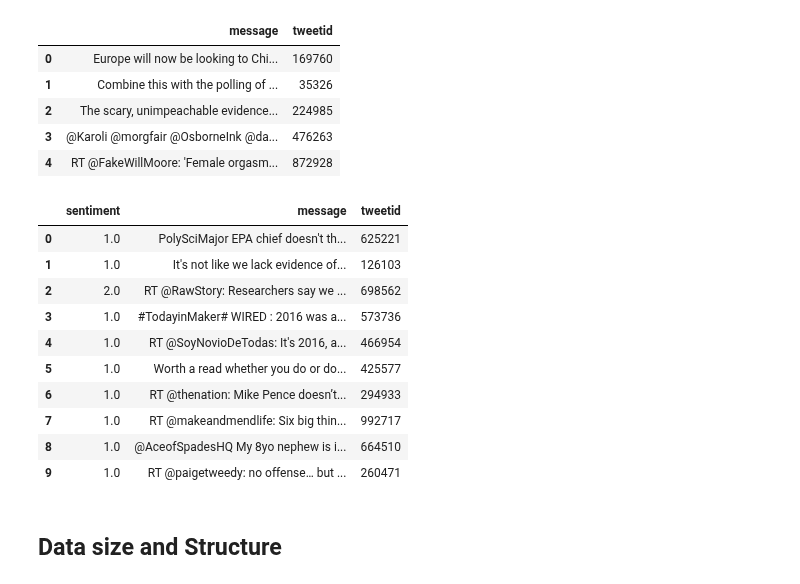
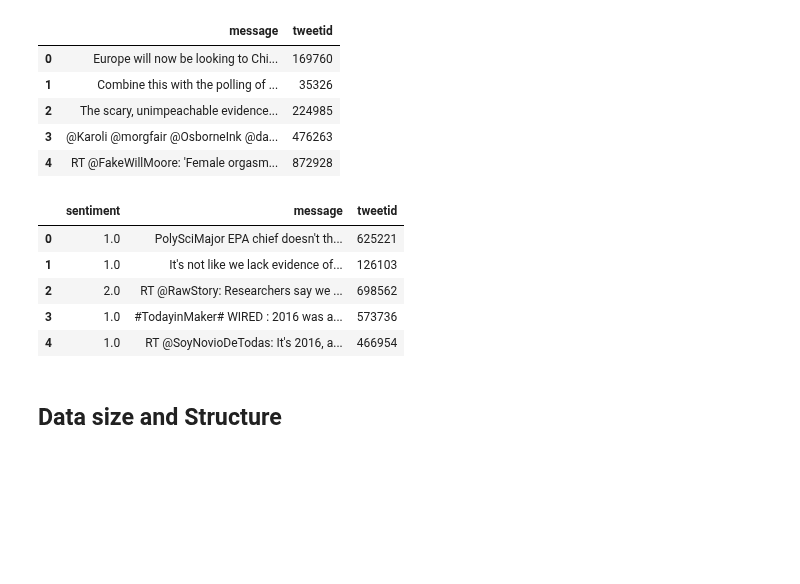
Before and after one commit to tladi-thobejane/classification-predict-streamlit-template, a Jupyter notebook: Team16_model (5).ipynb, the cells around one changed output. Saved outputs shown, nothing was run; the diff lists cells and outputs as text; code cells hidden in the pictures; blank space fills up the shorter version.

```diff
--- a/Team16_model (5).ipynb
+++ b/Team16_model (5).ipynb
@@ -179,19 +179,14 @@ df_test.head()
 # %%
 #combine train and test datasets
 df=pd.concat([df_train,df_test])
-df.head(10)
+df.head()
 # %% [output]
 |  | sentiment | message | tweetid |
 | 0 | 1.0 | PolySciMajor EPA chief doesn't th... | 625221 |
 | 1 | 1.0 | It's not like we lack evidence of... | 126103 |
 | 2 | 2.0 | RT @RawStory: Researchers say we ... | 698562 |
 | 3 | 1.0 | #TodayinMaker# WIRED : 2016 was a... | 573736 |
 | 4 | 1.0 | RT @SoyNovioDeTodas: It's 2016, a... | 466954 |
-| 5 | 1.0 | Worth a read whether you do or do... | 425577 |
-| 6 | 1.0 | RT @thenation: Mike Pence doesn’t... | 294933 |
-| 7 | 1.0 | RT @makeandmendlife: Six big thin... | 992717 |
-| 8 | 1.0 | @AceofSpadesHQ My 8yo nephew is i... | 664510 |
-| 9 | 1.0 | RT @paigetweedy: no offense… but ... | 260471 |
 # %% [markdown]
 ## Data size and Structure
 # %%
```
Also changed, not shown: parts of 10 cells of this notebook.
